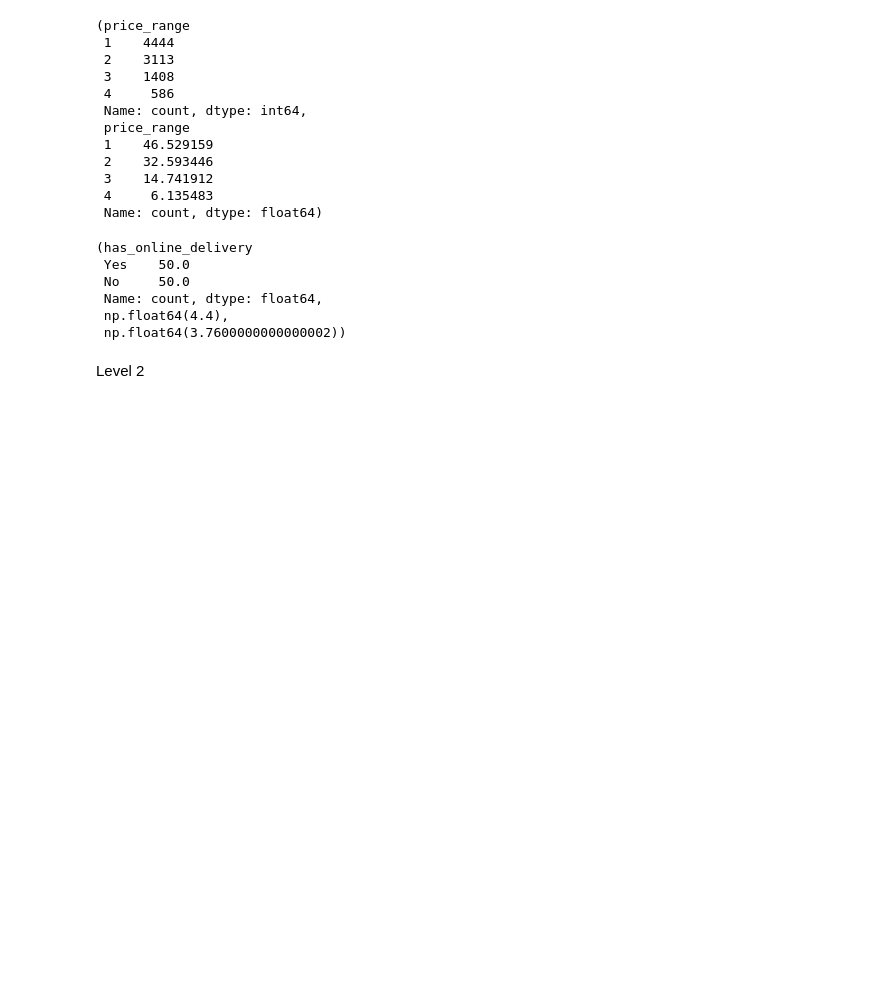
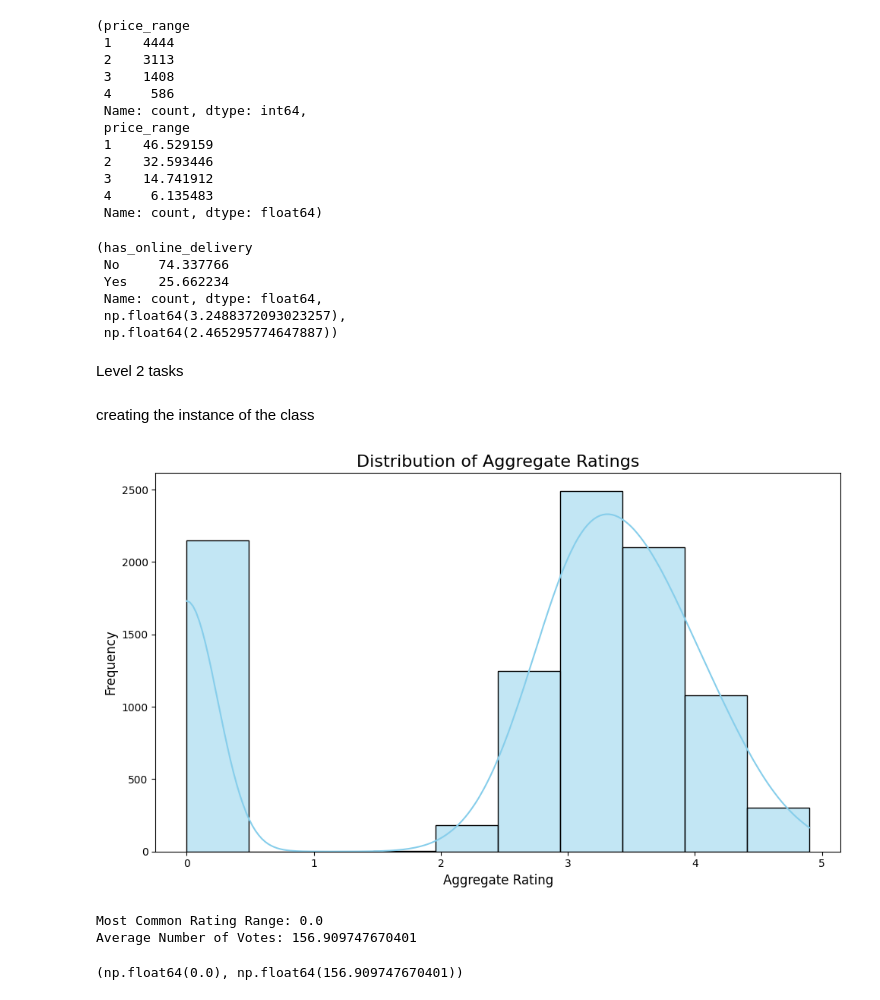
Before and after one commit to bef898/COGNIFY_TASKS, a Jupyter notebook: notebook/data_proccessing.ipynb, the cells around one changed output. Cells and saved outputs as stored; diff of their text form; code cells hidden in the pictures; blank space fills up the shorter version.

Commit message:
level two tasks progress

```diff
--- a/notebook/data_proccessing.ipynb
+++ b/notebook/data_proccessing.ipynb
@@ -12,7 +12,7 @@ import numpy as np
 sys.path.append(os.path.abspath('../data'))
 sys.path.append(os.path.abspath('../scripts'))
 # %%
-data = pd.read_csv(r'C:\Users\lenovo\desktop\COGNIFY\COGNIFY_TASKS\data\Dataset .csv')
+data = pd.read_csv(r'C:\Users\befekadum\Documents\intership\cognfiz\COGNIFY_TASKS\data\Dataset  (1).csv')
 # %%
 data
 # %% [output]
@@ -216,10 +216,10 @@ df = pd.DataFrame(data)
 tasks.Level_1_Task4(df)
 # %% [output]
 (has_online_delivery
- Yes    50.0
- No     50.0
+ No     74.337766
+ Yes    25.662234
  Name: count, dtype: float64,
- np.float64(4.4),
- np.float64(3.7600000000000002))
+ np.float64(3.2488372093023257),
+ np.float64(2.465295774647887))
 # %% [markdown]
-Level 2
+Level 2 tasks
@@ -225,0 +228,12 @@ Level 2
+# %% [markdown]
+ creating the instance of the class
+# %%
+
+LevelTwoTasks = LevelTwoTasks(data)
+# %%
+LevelTwoTasks.analyze_ratings()
+# %% [output]
+[figure, added]
+Most Common Rating Range: 0.0
+Average Number of Votes: 156.909747670401
+(np.float64(0.0), np.float64(156.909747670401))
```
Also changed, not shown: parts of 4 cells of this notebook, 2 other files.
